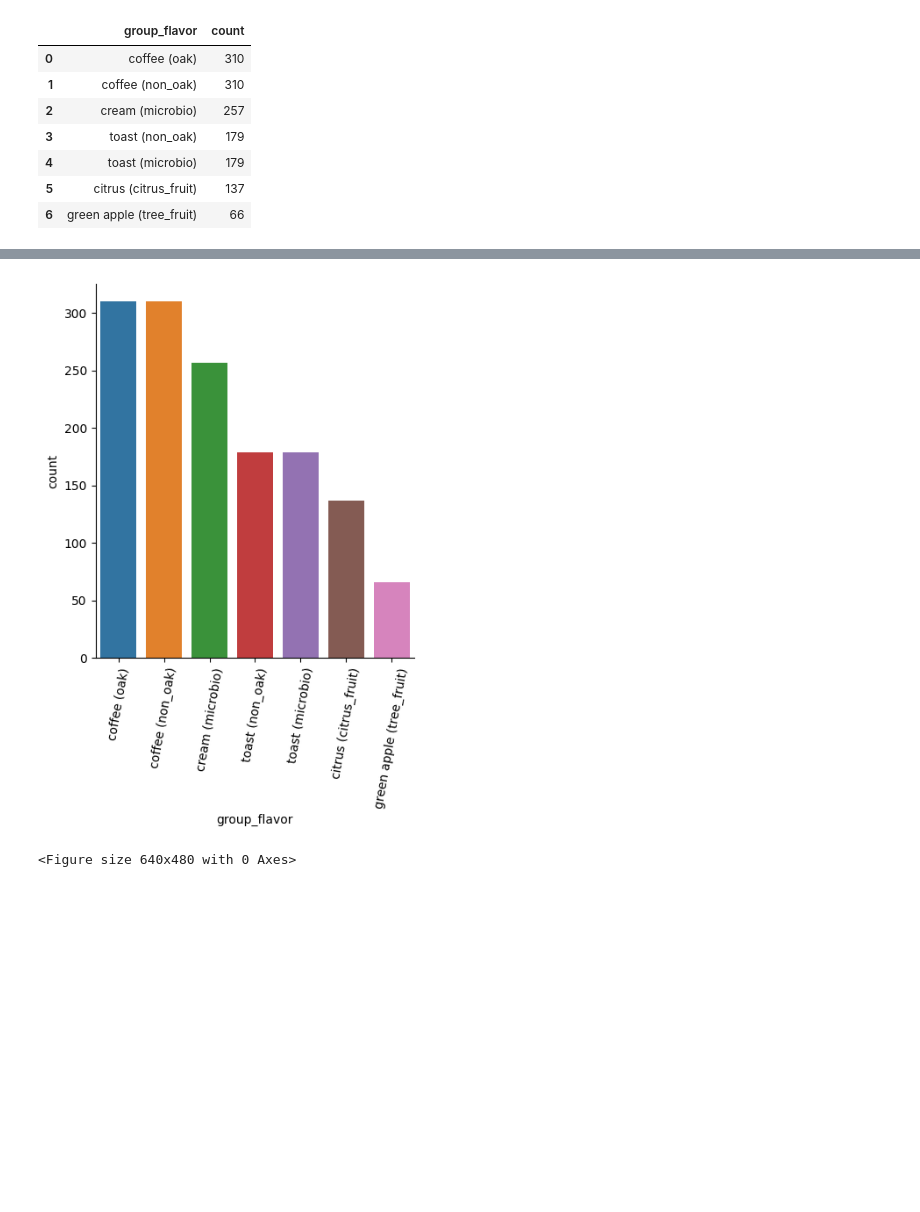
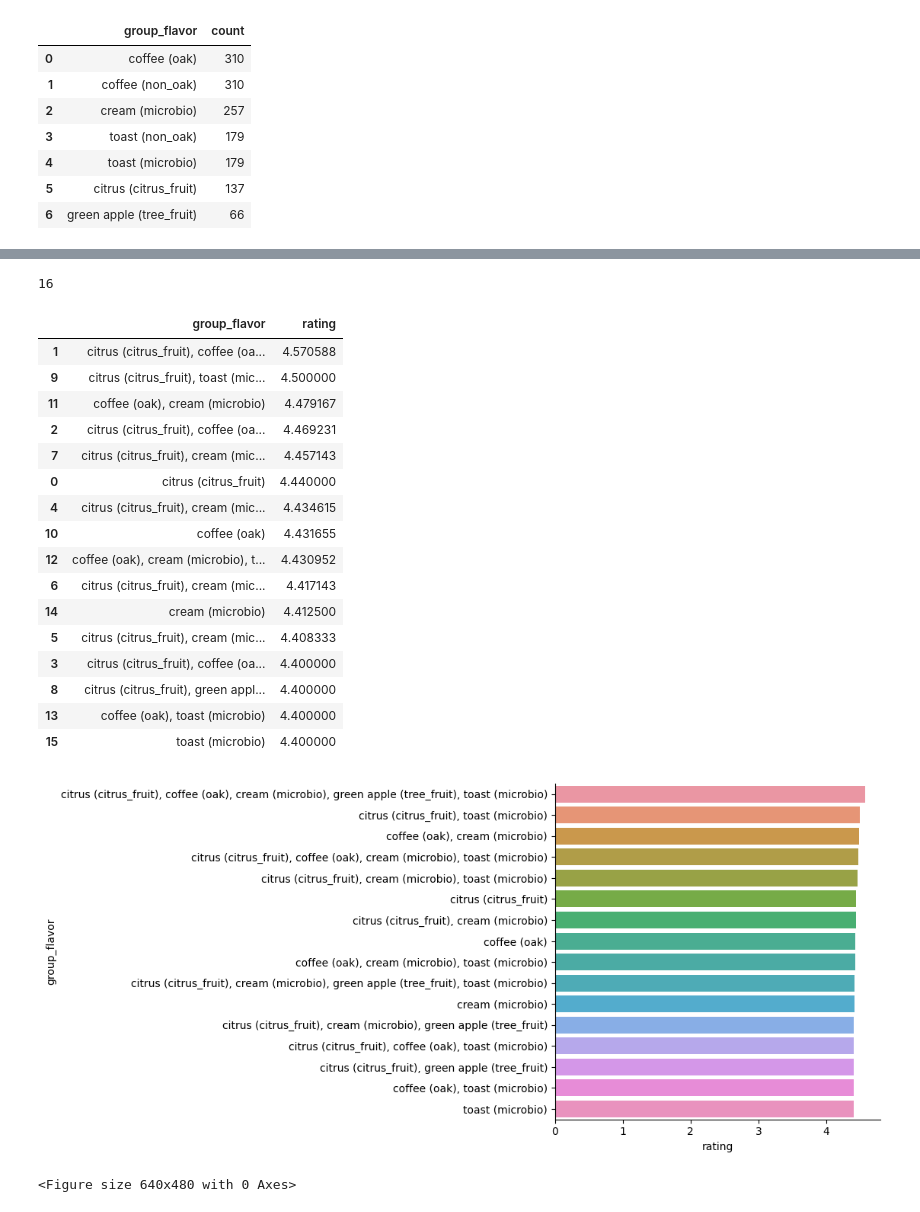
Before and after one commit to Finol12/Wiwinio-Project, a Jupyter notebook: notebooks/question_3.ipynb, the cells around one changed output, grey strips where cells are left out. Cells and saved outputs as stored; diff of their text form; code cells hidden in the pictures; blank space fills up the shorter version.

Commit message:
Improve analysis in question_3 notebook: clean to 5 flavors, list unique wines, find if flavors have impact on rating...

```diff
--- a/notebooks/question_3.ipynb
+++ b/notebooks/question_3.ipynb
@@ -83,0 +215,19 @@ display(df_5_tastes.head(10))
+# %%
+query_5_tastes_clean = """
+    SELECT wines.id AS wine_id,
+           wines.name AS wine_name,
+           wines.ratings_average AS rating,
+           keywords.name || ' (' || keywords_wine.group_name || ')' AS group_flavor
+    FROM keywords_wine
+        JOIN keywords on keywords_wine.keyword_id = keywords.id
+        JOIN flavor_groups on keywords_wine.group_name = flavor_groups.name
+        JOIN wines on keywords_wine.wine_id = wines.id
+    WHERE keywords.name IN ("coffee", "toast", "green apple", "cream", "citrus") AND
+          keywords_wine.group_name <> "non_oak" AND
+          keywords_wine.count > 10
+    ORDER BY wine_id ASC, group_flavor ASC
+    ;
+"""
+df_5_tastes_clean = pd.read_sql_query(query_5_tastes_clean, connection)
+print(df_5_tastes_clean.shape)
+display(df_5_tastes_clean.head(10))
@@ -83,0 +247,10 @@ display(df_5_tastes.head(10))
+# %%
+flavor_count_per_wine = df_5_tastes_clean\
+    .groupby(["wine_id", "wine_name", "rating"])[["group_flavor"]]\
+    .agg(lambda x: ', '.join(x))
+flavor_count_per_wine = flavor_count_per_wine.reset_index()
+flavor_count_per_wine = flavor_count_per_wine.set_index("wine_id")
+flavor_count_per_wine["flavor_count"] = flavor_count_per_wine["group_flavor"].apply(lambda x: len(x.split(", ")))
+display(type(flavor_count_per_wine))
+display(flavor_count_per_wine.shape)
+display(flavor_count_per_wine.head())
@@ -84,12 +267,39 @@ display(df_5_tastes.head(10))
+# %%
+display(len(flavor_count_per_wine["group_flavor"].unique()))
+# %% [output]
+16
+# %%
+top_combos = flavor_count_per_wine.groupby("group_flavor")[["rating"]].mean()
+top_combos = top_combos.sort_values("rating", ascending=False)
+top_combos = top_combos.reset_index()
+display(top_combos)
+# %% [output]
+|  | group_flavor | rating |
+| 1 | citrus (citrus_fruit), coffee (oa... | 4.570588 |
+| 9 | citrus (citrus_fruit), toast (mic... | 4.500000 |
+| 11 | coffee (oak), cream (microbio) | 4.479167 |
+| 2 | citrus (citrus_fruit), coffee (oa... | 4.469231 |
+| 7 | citrus (citrus_fruit), cream (mic... | 4.457143 |
+| 0 | citrus (citrus_fruit) | 4.440000 |
+| 4 | citrus (citrus_fruit), cream (mic... | 4.434615 |
+| 10 | coffee (oak) | 4.431655 |
+| 12 | coffee (oak), cream (microbio), t... | 4.430952 |
+| 6 | citrus (citrus_fruit), cream (mic... | 4.417143 |
+| 14 | cream (microbio) | 4.412500 |
+| 5 | citrus (citrus_fruit), cream (mic... | 4.408333 |
+| 3 | citrus (citrus_fruit), coffee (oa... | 4.400000 |
+| 8 | citrus (citrus_fruit), green appl... | 4.400000 |
+| 13 | coffee (oak), toast (microbio) | 4.400000 |
+| 15 | toast (microbio) | 4.400000 |
 # %%
-g = sns.catplot(
-	x = "group_flavor",
-	data = df_5_tastes,
-	kind = "count"
+sns.catplot(
+	x = "rating",
+    y = "group_flavor",
+	data = top_combos,
+    kind="bar"
 )
-g.tick_params(axis="x", rotation=80)
 plt.show()
 plt.clf()
 # %% [output]
-[figure, old version]
+[figure, new version]
 <Figure size 640x480 with 0 Axes>
```
Also changed, not shown: parts of 14 cells of this notebook.
